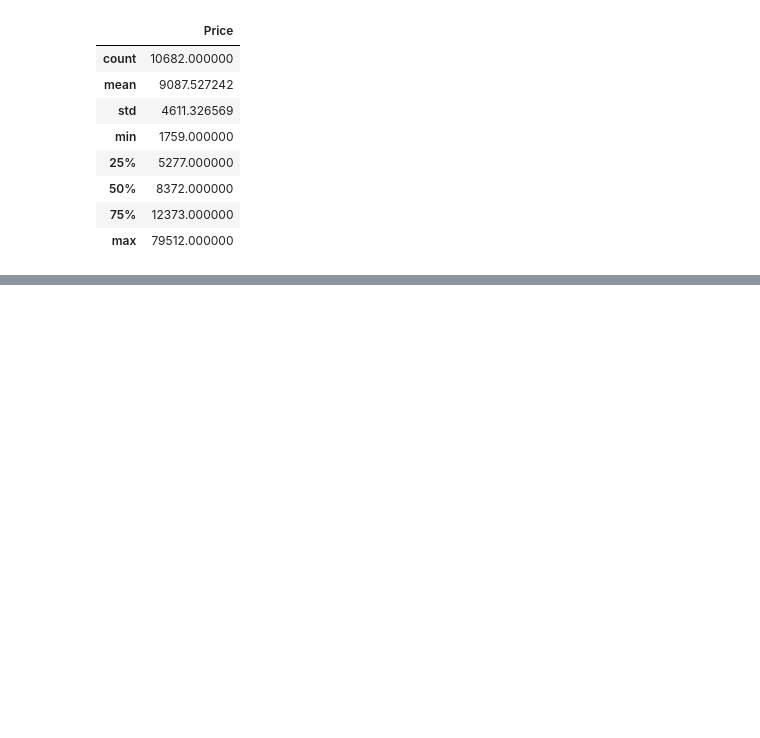
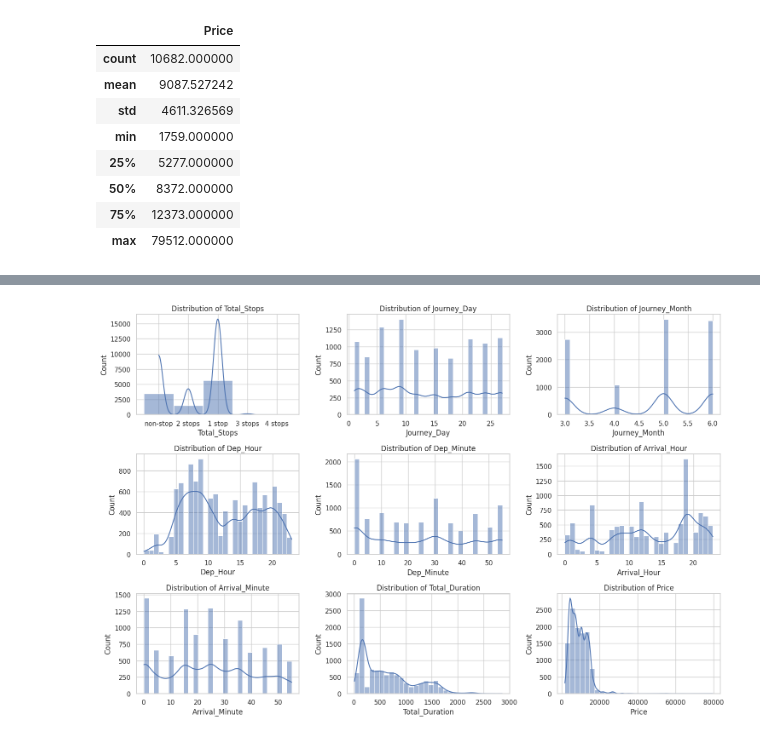
Before and after one commit to navneetsinghsingh/IIS2MDC, a Jupyter notebook: part_A_Flight_price_prediction_using_deep_learning.ipynb, the cells around one changed output, grey strips where cells are left out. Saved outputs shown, nothing was run; the diff lists cells and outputs as text; code cells hidden in the pictures; blank space fills up the shorter version.

```diff
--- a/part_A_Flight_price_prediction_using_deep_learning.ipynb
+++ b/part_A_Flight_price_prediction_using_deep_learning.ipynb
@@ -105,0 +143,41 @@ TypeError: object of type 'numpy.int64' has no len()
+# %%
+# Ensure 'Arrival_Time' exists
+if "Arrival_Time" in df.columns:
+    df["Arrival_Hour"] = pd.to_datetime(df["Arrival_Time"]).dt.hour
+    df["Arrival_Minute"] = pd.to_datetime(df["Arrival_Time"]).dt.minute
+    df.drop("Arrival_Time", axis=1, inplace=True)  # Drop original column
+else:
+    print("Column 'Arrival_Time' not found in dataset.")
+# %%
+# Ensure 'Duration' exists
+if "Duration" in df.columns:
+    def convert_to_minutes(duration):
+        hours, minutes = 0, 0
+        if "h" in duration:
+            hours = int(duration.split("h")[0].strip()) * 60
+        if "m" in duration:
+            minutes = int(duration.split("m")[0].split()[-1].strip())
+        return hours + minutes
+
+    df["Total_Duration"] = df["Duration"].apply(convert_to_minutes)
+    df.drop("Duration", axis=1, inplace=True)  # Drop original column
+else:
+    print("Column 'Duration' not found in dataset.")
+# %%
+# Set plot style
+sns.set(style="whitegrid")
+
+# Selecting numerical features for visualization
+num_features = ["Total_Stops", "Journey_Day", "Journey_Month", "Dep_Hour", "Dep_Minute",
+                "Arrival_Hour", "Arrival_Minute", "Total_Duration", "Price"]
+
+plt.figure(figsize=(15, 10))
+for i, feature in enumerate(num_features, 1):
+    plt.subplot(3, 3, i)
+    sns.histplot(df[feature], kde=True, bins=30)
+    plt.title(f"Distribution of {feature}")
+
+plt.tight_layout()
+plt.show()
+# %% [output]
+[figure, added]
```
Also changed, not shown: parts of 22 cells of this notebook.
